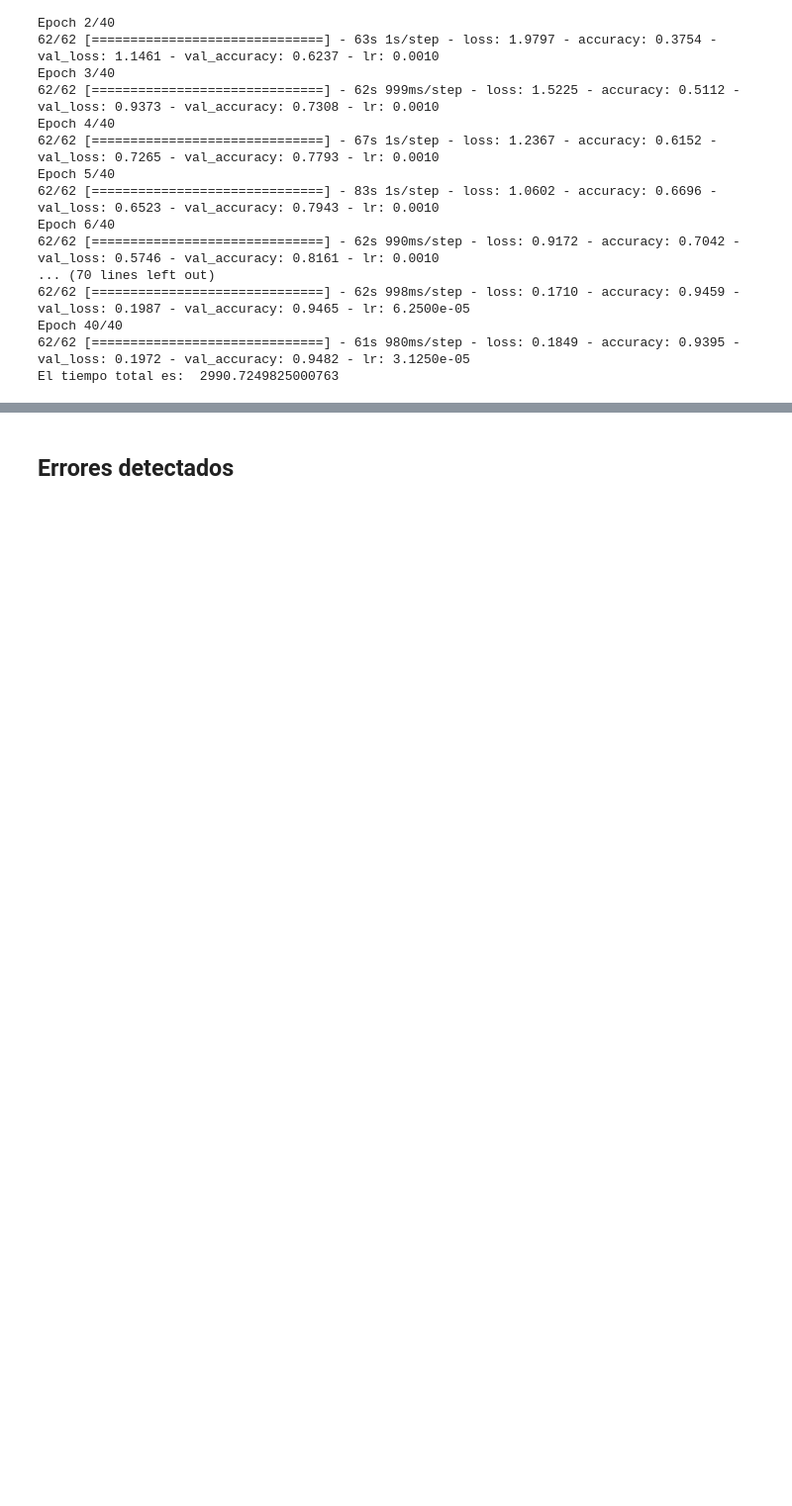
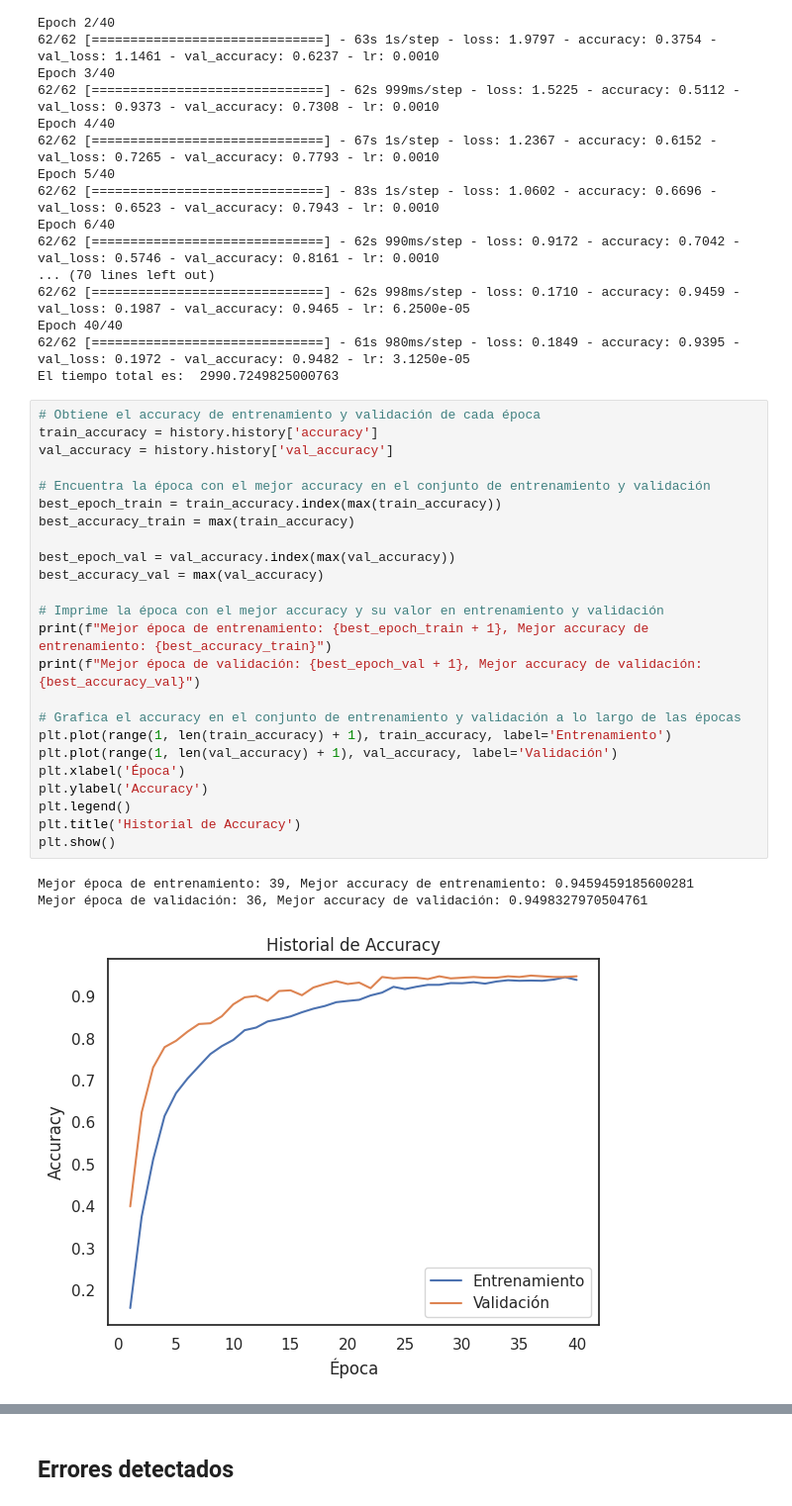
Before and after one commit to cabamarcos/Captcha_recognition, a Jupyter notebook: IAO.ipynb, the cells around one changed output, grey strips where cells are left out. Shown at 99% size. Drawn from its saved outputs; the diff is of its cells as text; blank space fills up the shorter version.

```diff
--- a/IAO.ipynb
+++ b/IAO.ipynb
@@ -971,3 +957,31 @@ Epoch 6/40
 Epoch 40/40
 62/62 [==============================] - 61s 980ms/step - loss: 0.1849 - accuracy: 0.9395 - val_loss: 0.1972 - val_accuracy: 0.9482 - lr: 3.1250e-05
 El tiempo total es:  2990.7249825000763
+# %%
+# Obtiene el accuracy de entrenamiento y validación de cada época
+train_accuracy = history.history['accuracy']
+val_accuracy = history.history['val_accuracy']
+
+# Encuentra la época con el mejor accuracy en el conjunto de entrenamiento y validación
+best_epoch_train = train_accuracy.index(max(train_accuracy))
+best_accuracy_train = max(train_accuracy)
+
+best_epoch_val = val_accuracy.index(max(val_accuracy))
+best_accuracy_val = max(val_accuracy)
+
+# Imprime la época con el mejor accuracy y su valor en entrenamiento y validación
+print(f"Mejor época de entrenamiento: {best_epoch_train + 1}, Mejor accuracy de entrenamiento: {best_accuracy_train}")
+print(f"Mejor época de validación: {best_epoch_val + 1}, Mejor accuracy de validación: {best_accuracy_val}")
+
+# Grafica el accuracy en el conjunto de entrenamiento y validación a lo largo de las épocas
+plt.plot(range(1, len(train_accuracy) + 1), train_accuracy, label='Entrenamiento')
+plt.plot(range(1, len(val_accuracy) + 1), val_accuracy, label='Validación')
+plt.xlabel('Época')
+plt.ylabel('Accuracy')
+plt.legend()
+plt.title('Historial de Accuracy')
+plt.show()
+# %% [output]
+Mejor época de entrenamiento: 39, Mejor accuracy de entrenamiento: 0.9459459185600281
+Mejor época de validación: 36, Mejor accuracy de validación: 0.9498327970504761
+[figure, added]
```
Also changed, not shown: parts of 4 cells of this notebook.
